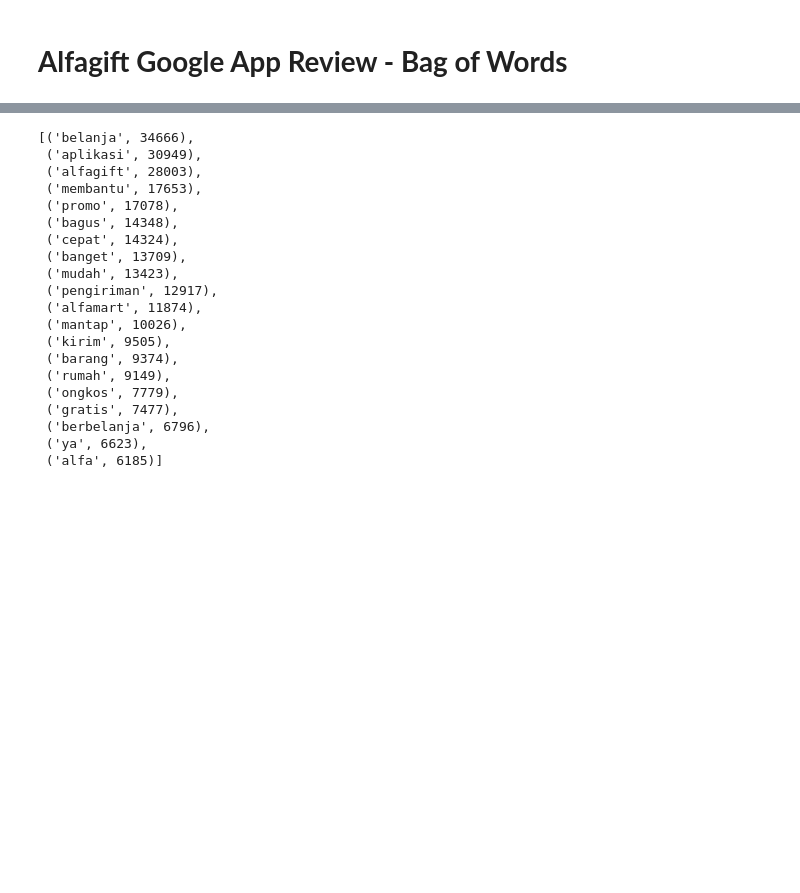
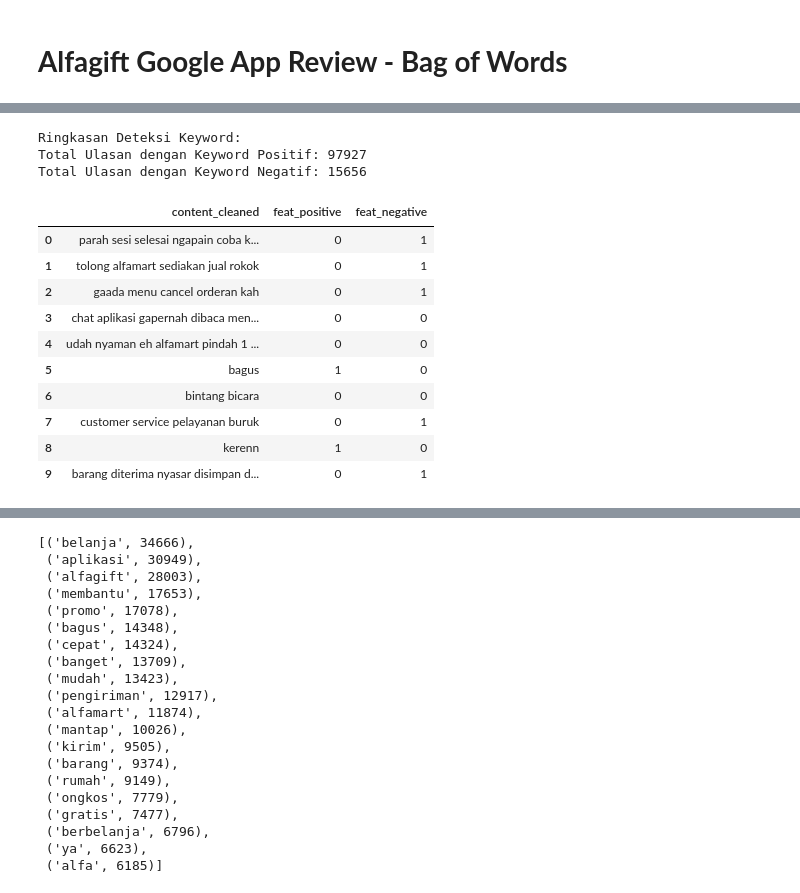
Before and after one commit to zakyalkhair/alfagift-sentiment-analysis, a Jupyter notebook: week 4/alfagift_bagofwords.ipynb, the cells around one changed output, grey strips where cells are left out. Cells and saved outputs as stored; diff of their text form; code cells hidden in the pictures; blank space fills up the shorter version.

```diff
--- a/week 4/alfagift_bagofwords.ipynb
+++ b/week 4/alfagift_bagofwords.ipynb
@@ -22,0 +43,57 @@ Saving df_alfagiftrev_preprocessing (3).csv to df_alfagiftrev_preprocessing (3)
+# %%
+import pandas as pd
+import re
+
+def extract_sentiment_regex(df):
+    # Mengatasi nilai NaN agar tidak error saat diproses regex
+    content_clean_series = df['content_cleaned'].fillna('').astype(str)
+
+    # --- REGEX UNTUK SENTIMEN POSITIF ---
+    # Mencari kata-kata pujian, kepuasan, dan efisiensi
+    pos_pattern = re.compile(
+        r'membantu|promo|cepat|mudah|bagus|mantap|gratis|memudahkan|terbaik|puas|good|menarik|ramah|oke|keren|luar biasa',
+        re.IGNORECASE
+    )
+
+    # --- REGEX UNTUK SENTIMEN NEGATIF ---
+    # Mencari kata-kata keluhan, kekecewaan, dan masalah teknis
+    neg_pattern = re.compile(
+        r'kecewa|susah|lemot|error|buruk|parah|jelek|mahal|gagal|rugi|penipu|batal|cancel|sulit|lambat|mengecewakan|tolong|parah',
+        re.IGNORECASE
+    )
+
+    # Membuat Fitur Baru
+    # Fitur Positive: 1 jika mengandung kata positif, 0 jika tidak
+    df['feat_positive'] = content_clean_series.apply(lambda x: 1 if pos_pattern.search(x) else 0)
+
+    # Fitur Negative: 1 jika mengandung kata negatif, 0 jika tidak
+    df['feat_negative'] = content_clean_series.apply(lambda x: 1 if neg_pattern.search(x) else 0)
+
+    return df
+
+# 2. Menjalankan fungsi pada df_alfagiftrev
+df_alfagiftrev = extract_sentiment_regex(df_alfagiftrev)
+
+# 3. Improvisasi: Menampilkan Ringkasan Hasil
+print("Ringkasan Deteksi Keyword:")
+print(f"Total Ulasan dengan Keyword Positif: {df_alfagiftrev['feat_positive'].sum()}")
+print(f"Total Ulasan dengan Keyword Negatif: {df_alfagiftrev['feat_negative'].sum()}")
+
+# Menampilkan contoh hasil
+cols_to_show = ['content_cleaned', 'feat_positive', 'feat_negative']
+display(df_alfagiftrev[cols_to_show].head(10))
+# %% [output]
+Ringkasan Deteksi Keyword:
+Total Ulasan dengan Keyword Positif: 97927
+Total Ulasan dengan Keyword Negatif: 15656
+|  | content_cleaned | feat_positive | feat_negative |
+| 0 | parah sesi selesai ngapain coba k... | 0 | 1 |
+| 1 | tolong alfamart sediakan jual rokok | 0 | 1 |
+| 2 | gaada menu cancel orderan kah | 0 | 1 |
+| 3 | chat aplikasi gapernah dibaca men... | 0 | 0 |
+| 4 | udah nyaman eh alfamart pindah 1 ... | 0 | 0 |
+| 5 | bagus | 1 | 0 |
+| 6 | bintang bicara | 0 | 0 |
+| 7 | customer service pelayanan buruk | 0 | 1 |
+| 8 | kerenn | 1 | 0 |
+| 9 | barang diterima nyasar disimpan d... | 0 | 1 |
```
Also changed, not shown: parts of 17 cells of this notebook.
